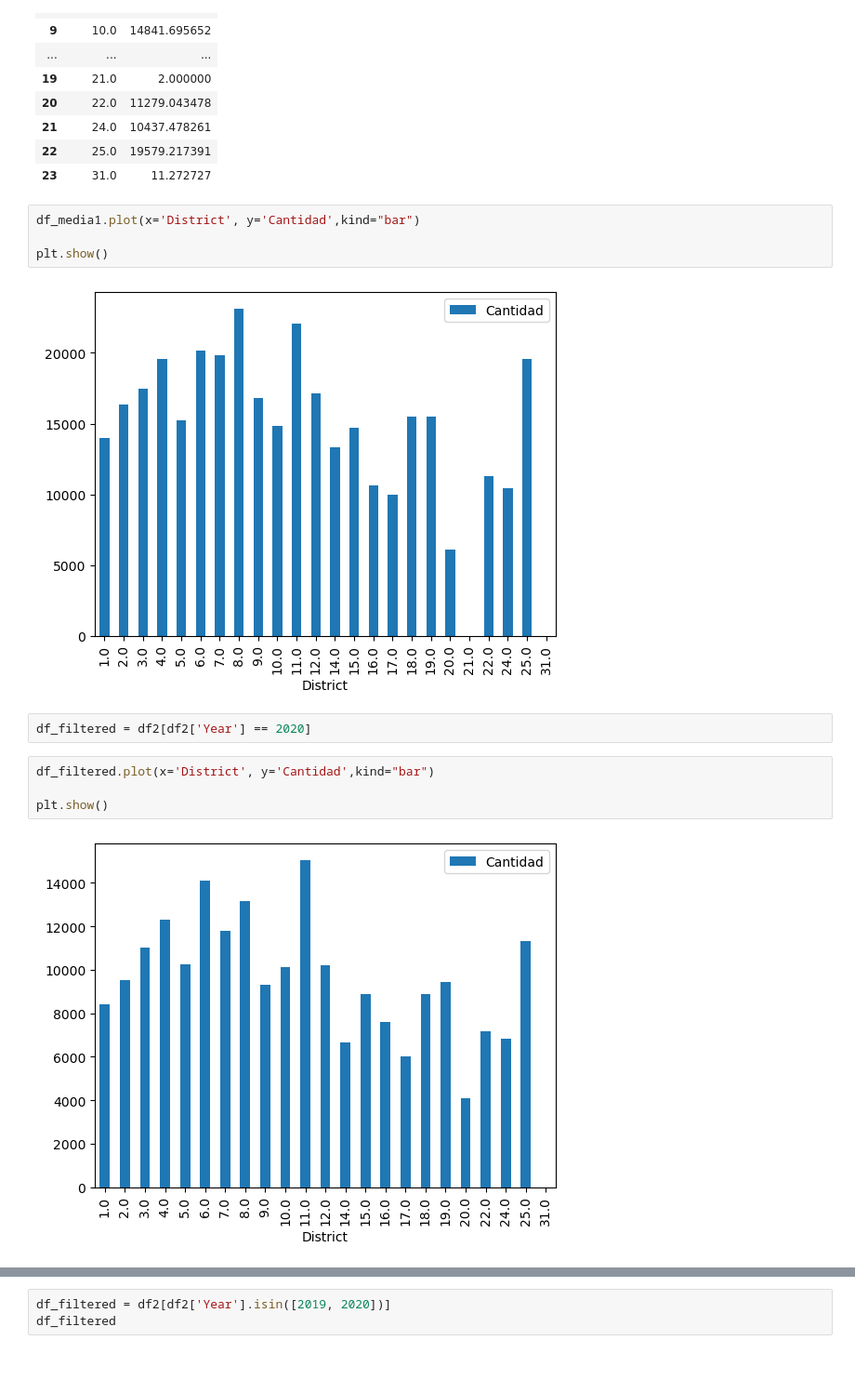
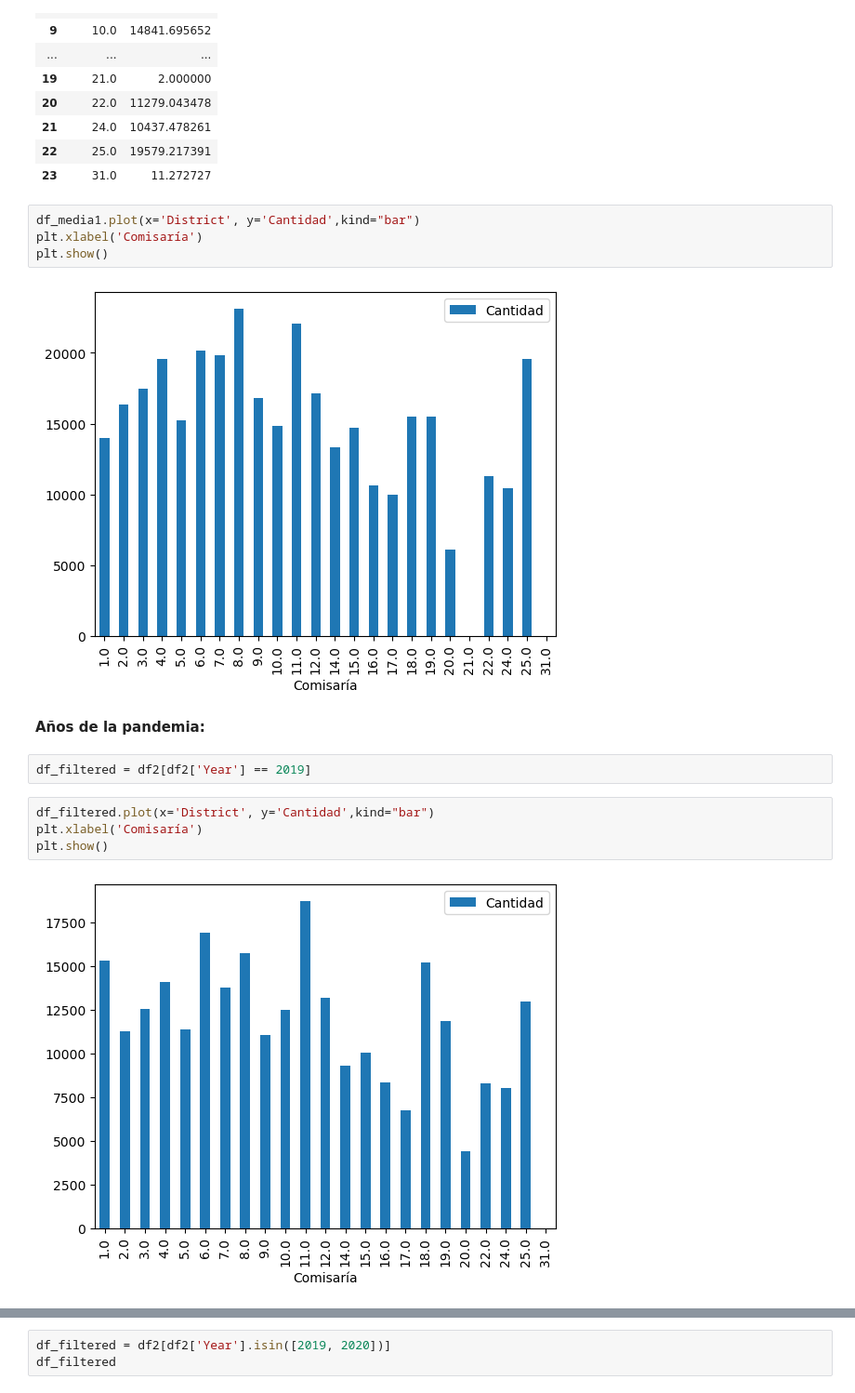
Before and after one commit to JorgeSierra22/Cloud-BigData, a Jupyter notebook: results/results.ipynb, the cells around one changed output, grey strips where cells are left out. Shown at 93% size. Saved outputs shown, nothing was run; the diff lists cells and outputs as text; blank space fills up the shorter version.

```diff
--- a/results/results.ipynb
+++ b/results/results.ipynb
@@ -303,15 +303,17 @@ df_media1
 | 23 | 31.0 | 11.272727 |
 # %%
 df_media1.plot(x='District', y='Cantidad',kind="bar")
-
+plt.xlabel('Comisaría')
 plt.show()
 # %% [output]
-[figure, old version]
+[figure, new version]
+# %% [markdown]
+**Años de la pandemia:**
 # %%
-df_filtered = df2[df2['Year'] == 2020]
+df_filtered = df2[df2['Year'] == 2019]
 # %%
 df_filtered.plot(x='District', y='Cantidad',kind="bar")
-
+plt.xlabel('Comisaría')
 plt.show()
 # %% [output]
-[figure, old version]
+[figure, new version]
```
Also changed, not shown: parts of 26 cells of this notebook.
